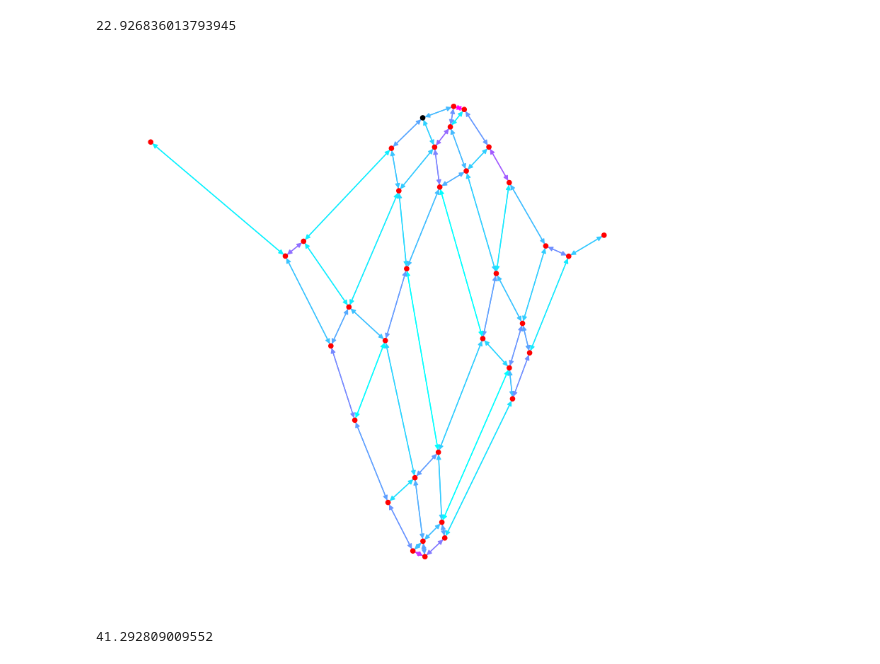
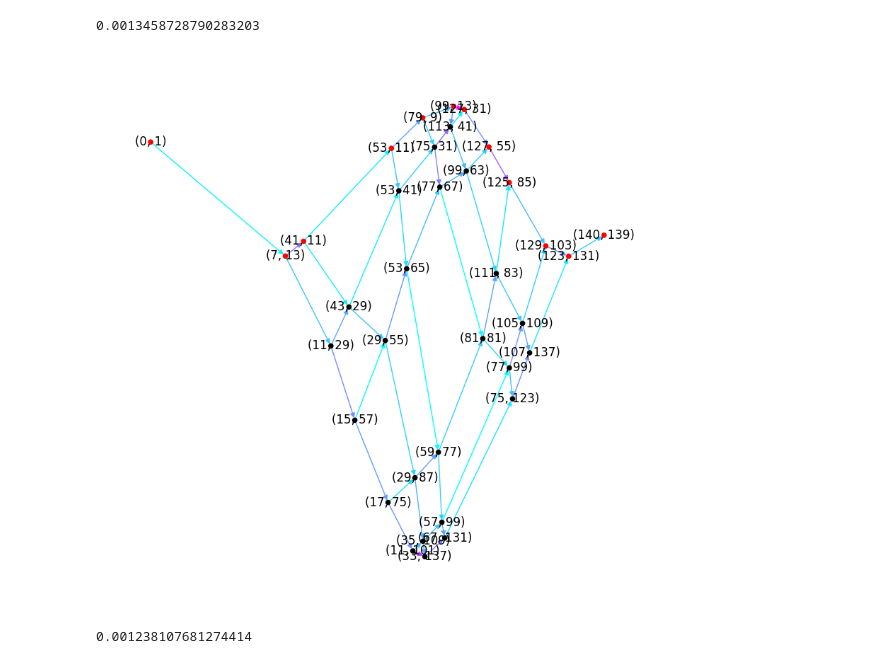
Before and after one commit to nj-vs-vh/advent-of-code-2023, a Jupyter notebook: day23/visualization.ipynb, the cells around one changed output. Saved outputs shown, nothing was run; the diff lists cells and outputs as text; code cells hidden in the pictures.

```diff
--- a/day23/visualization.ipynb
+++ b/day23/visualization.ipynb
@@ -43,7 +43,7 @@ from solution import parse_simple_map, find_start_and_target, hikes_graph
 inp = Path("input.txt").read_text()
 map = parse_simple_map(inp)
 start, target = find_start_and_target(map)
-graph = hikes_graph(map, start, target, follow_slopes=False)
+graph = hikes_graph(map, start, target, follow_slopes=True)
 # %%
 import time
 
@@ -52,40 +52,41 @@ _, longest_path = longest_path_length(graph, start, target, with_path=True)
 assert longest_path is not None
 print(time.time() - t1)
 # %% [output]
-22.926836013793945
+0.0013458728790283203
 # %%
 import itertools
 import networkx as nx
 import matplotlib
 import matplotlib.pyplot as plt
 
 g = nx.DiGraph()
 
 edge_lengths = dict(
     itertools.chain.from_iterable(
         [((n.coords, c), len(path)) for c, path in n.connections] for n in graph.values()
     )
 )
 
 g.add_weighted_edges_from((u, v, length) for (u, v), length in edge_lengths.items())
 
 fig, ax = plt.subplots(figsize=(10, 10))
 
 
 nx.draw(
     g,
     pos=nx.spectral_layout(g),
     ax=ax,
     node_size=20,
+    with_labels=True,
     node_color=["red" if n in longest_path or n == start else "black" for n in g.nodes],
     edge_color=[edge_lengths[e] for e in g.edges],
     edge_cmap=matplotlib.colormaps["cool"],
 )
 # %% [output]
-[figure, old version]
+[figure, new version]
 # %%
 t1 = time.time()
 list(len(p) for p in nx.simple_paths.all_simple_edge_paths(g, source=start, target=target))
 print(time.time() - t1)
 # %% [output]
-41.292809009552
+0.001238107681274414
```
Also changed, not shown: 1 other file.
